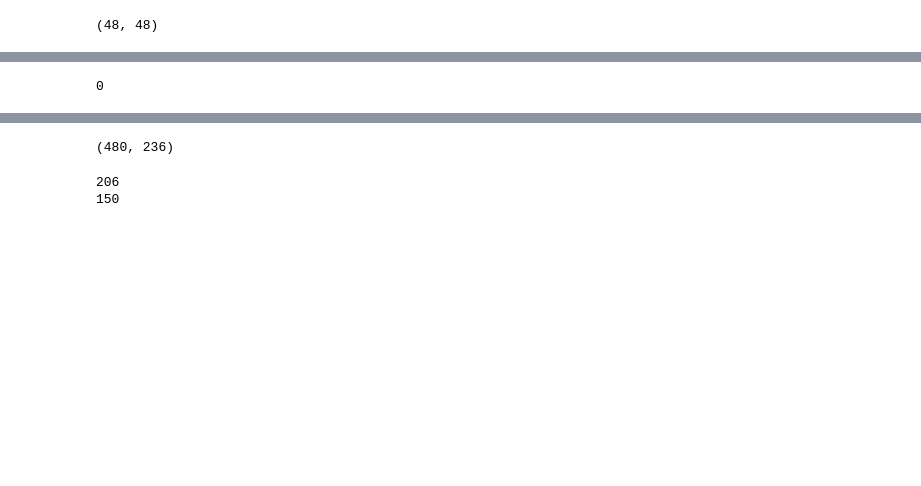
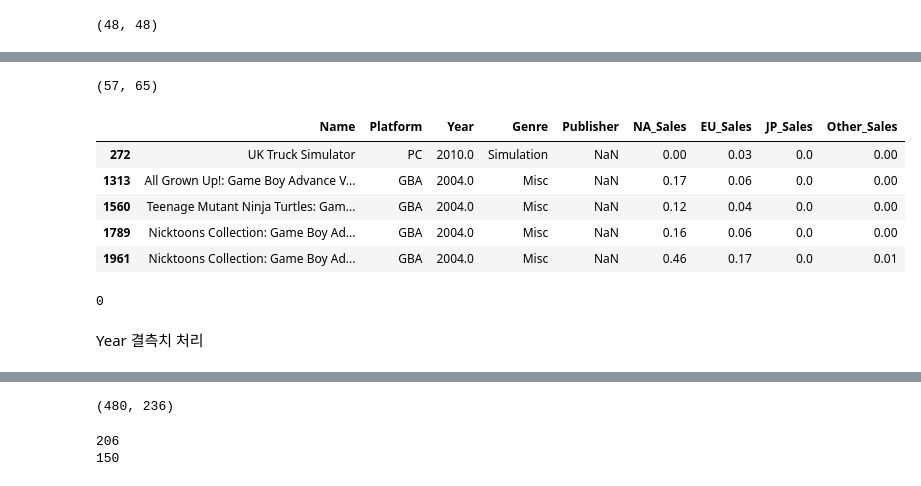
Before and after one commit to nan-park/section1_project, a Jupyter notebook: AI_section1_project.ipynb, the cells around one changed output, grey strips where cells are left out. Cells and saved outputs as stored; diff of their text form; code cells hidden in the pictures; blank space fills up the shorter version.

Commit message:
Publisher 결측치 처리

```diff
--- a/AI_section1_project.ipynb
+++ b/AI_section1_project.ipynb
@@ -192,6 +188,8 @@ df_clean[df_clean.duplicated(subset=['Name', 'Platform'], keep=False)].sort_valu
 | 2673 | Need for Speed: Most Wanted | PC | 2005.0 | Racing | Electronic Arts | 0.02 | 0.23 | 0.00 | 0.05 |
 | 12526 | Need for Speed: Most Wanted | X360 | 2005.0 | Racing | Electronic Arts | 1.00 | 0.17 | 0.02 | 0.10 |
 | 13805 | Need for Speed: Most Wanted | PC | 2012.0 | Racing | Electronic Arts | 0.00 | 0.06 | 0.00 | 0.02 |
+# %%
+df_clean = df_temp
 # %% [markdown]
 *  **Year 이상치 수정**
 # %%
@@ -279,4 +275,31 @@ df_clean.iloc[genre_missing.index].head()
 | 1328 | NFL Street | XB | 2004.0 | Sports | Electronic Arts | 0.49 | 0.15 | 0.00 | 0.02 |
 | 1582 | SingStar Singalong With Disney | PS2 | 2008.0 | Misc | Sony Computer Entertainment | 0.00 | 0.04 | 0.00 | 0.57 |
 | 1971 | Pokemon X/Pokemon Y | 3DS | 2013.0 | Role-Playing | Nintendo | 5.17 | 4.05 | 4.34 | 0.79 |
+# %%
+df_temp = df_clean.copy() # 임시 저장해서 나중에 df_clean에 덮어씌우기
+# %%
+# Publisher 결측치 채우기
+# Name이 같다면 같은 Publisher로 취급한다.
+missing_rows = df_temp[df_temp.Publisher.isnull()]
+name_list = missing_rows.Name
+len(missing_rows), df_temp[df_temp.Name.isin(name_list)].shape[0]   # 일부는 name과 매치시켜 Publisher 채울 수 있음
+# %% [output]
+(57, 65)
+# %%
+for name in name_list:
+  duplicates = df_temp[df_temp.Name==name]
+  null = duplicates[duplicates.isnull().any(axis=1)]
+  notnull = duplicates[duplicates.notnull().all(axis=1)]
+  if len(notnull) > 0 :  # publisher 값 존재
+    publisher = notnull.Publisher.values[0]  # Publisher 모두 같다고 전제
+    df_temp.loc[null.index, 'Publisher'] = publisher
+# %%
+df_temp[df_temp.Publisher.isnull()].head()
+# %% [output]
+|  | Name | Platform | Year | Genre | Publisher | NA_Sales | EU_Sales | JP_Sales | Other_Sales |
+| 272 | UK Truck Simulator | PC | 2010.0 | Simulation | NaN | 0.00 | 0.03 | 0.0 | 0.00 |
+| 1313 | All Grown Up!: Game Boy Advance V... | GBA | 2004.0 | Misc | NaN | 0.17 | 0.06 | 0.0 | 0.00 |
+| 1560 | Teenage Mutant Ninja Turtles: Gam... | GBA | 2004.0 | Misc | NaN | 0.12 | 0.04 | 0.0 | 0.00 |
+| 1789 | Nicktoons Collection: Game Boy Ad... | GBA | 2004.0 | Misc | NaN | 0.16 | 0.06 | 0.0 | 0.00 |
+| 1961 | Nicktoons Collection: Game Boy Ad... | GBA | 2004.0 | Misc | NaN | 0.46 | 0.17 | 0.0 | 0.01 |
 # %%
@@ -288,3 +313,5 @@ df_clean.iloc[genre_missing.index].head()
+# %% [markdown]
+Year 결측치 처리
 # %%
 # Year 결측치 처리
 missing_rows = df_clean[df_clean.Year.isnull()]
```
Also changed, not shown: parts of 14 cells of this notebook.
